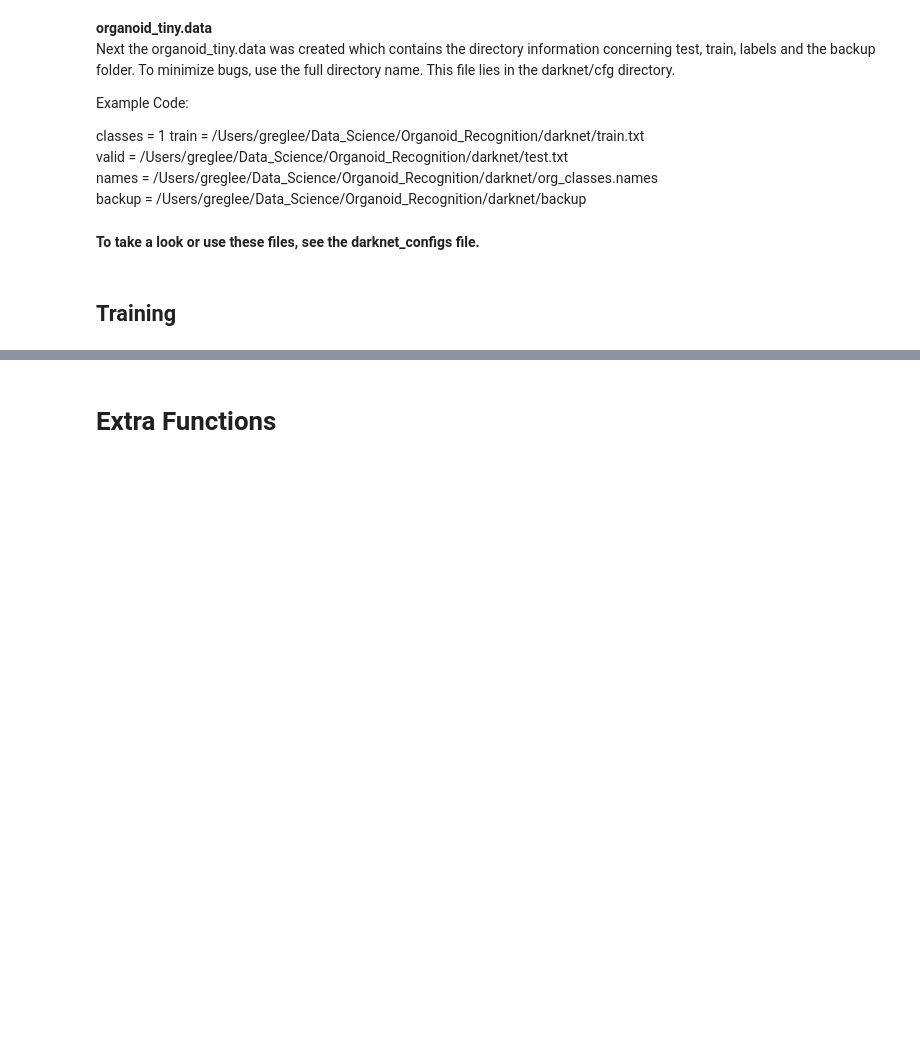
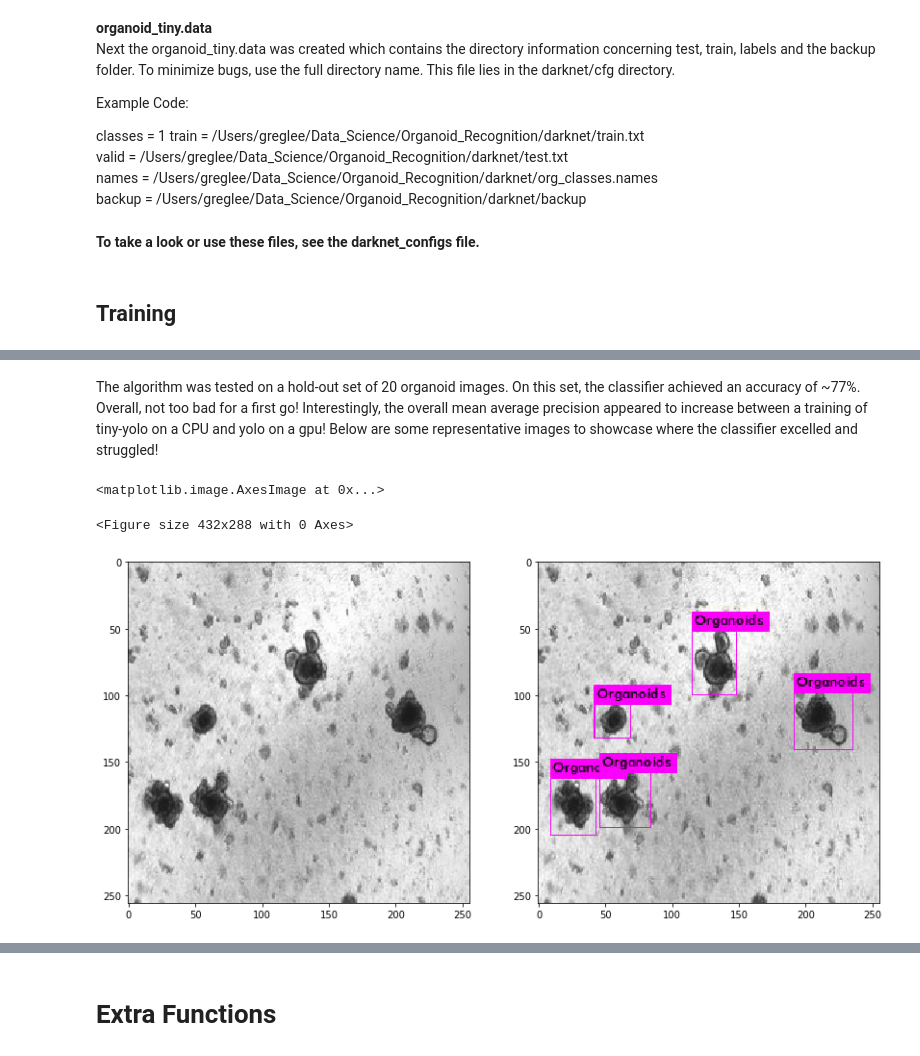
Before and after one commit to greglee1905/Organoid_Recognition, a Jupyter notebook: Org_Net_Training.ipynb, the cells around one changed output, grey strips where cells are left out. Cells and saved outputs as stored; diff of their text form; code cells hidden in the pictures; blank space fills up the shorter version.

Commit message:
Added weights and results from GPU training

```diff
--- a/Org_Net_Training.ipynb
+++ b/Org_Net_Training.ipynb
@@ -401,0 +401,15 @@ I am hoping to try and train this on a GPU soon for better performance. Updates
+# %% [markdown]
+The algorithm was tested on a hold-out set of 20 organoid images. On this set, the classifier achieved an accuracy of ~77%. Overall, not too bad for a first go! Interestingly, the overall mean average precision appeared to increase between a training of tiny-yolo on a CPU and yolo on a gpu! Below are some representative images to showcase where the classifier excelled and struggled!
+# %%
+#Import Images
+im_pred = np.array(Image.open("./results/test_1_preds.jpg"), dtype=np.uint8)
+im = np.array(Image.open("./results/test_1.jpg"), dtype=np.uint8)
+
+plt.figure()
+fig,ax = plt.subplots(1,2,figsize=(14, 7))
+ax[0].imshow(im)
+ax[1].imshow(im_pred)
+# %% [output]
+<matplotlib.image.AxesImage at 0x...>
+<Figure size 432x288 with 0 Axes>
+[figure, added]
```
Also changed, not shown: parts of 13 cells of this notebook, 24 other files.
